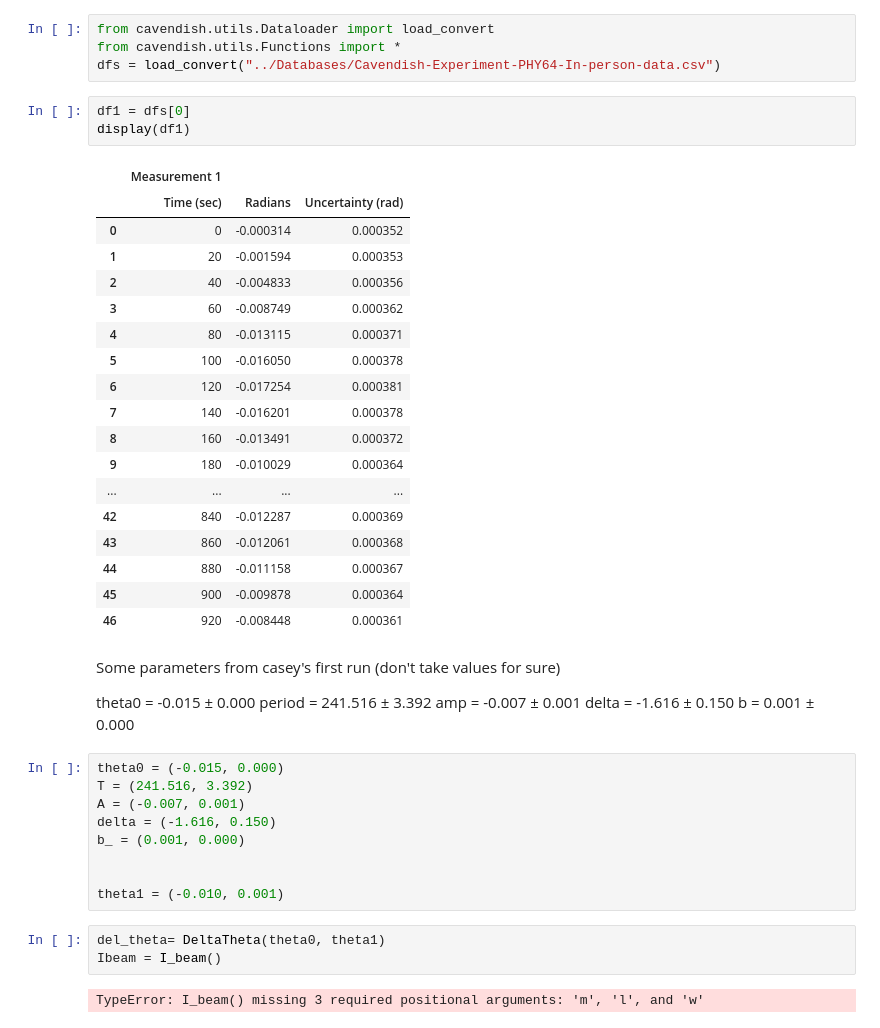
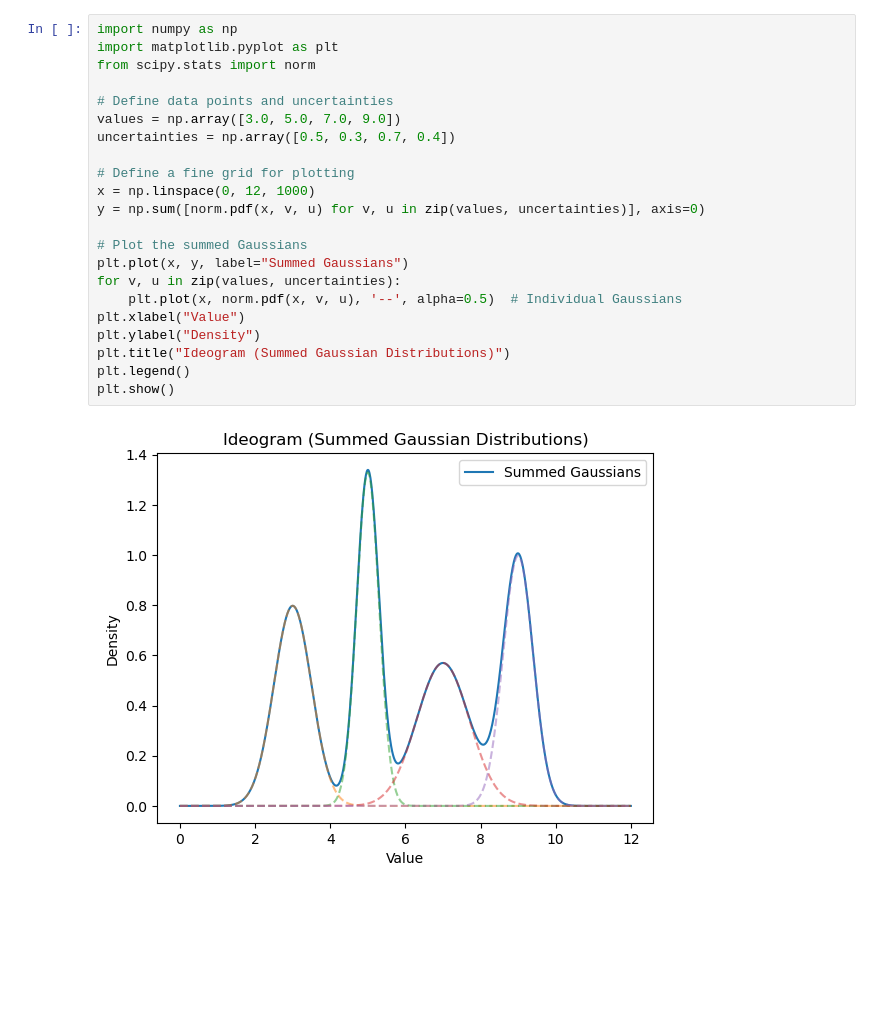
Before and after one commit to Steinburglar/advanced_exp, a Jupyter notebook: FAFO/TestLucas.ipynb, the cells around one changed output. Saved outputs shown, nothing was run; the diff lists cells and outputs as text; blank space fills up the shorter version.

```diff
--- a/FAFO/TestLucas.ipynb
+++ b/FAFO/TestLucas.ipynb
@@ -1,48 +1,24 @@
-# %%
-from cavendish.utils.Dataloader import load_convert
-from cavendish.utils.Functions import *
-dfs = load_convert("../Databases/Cavendish-Experiment-PHY64-In-person-data.csv")
-# %%
-df1 = dfs[0]
-display(df1)
-# %% [output]
-|  | Measurement 1 |  |  |
-|  | Time (sec) | Radians | Uncertainty (rad) |
-| 0 | 0 | -0.000314 | 0.000352 |
-| 1 | 20 | -0.001594 | 0.000353 |
-| 2 | 40 | -0.004833 | 0.000356 |
-| 3 | 60 | -0.008749 | 0.000362 |
-| 4 | 80 | -0.013115 | 0.000371 |
-| 5 | 100 | -0.016050 | 0.000378 |
-| 6 | 120 | -0.017254 | 0.000381 |
-| 7 | 140 | -0.016201 | 0.000378 |
-| 8 | 160 | -0.013491 | 0.000372 |
-| 9 | 180 | -0.010029 | 0.000364 |
-| ... | ... | ... | ... |
-| 42 | 840 | -0.012287 | 0.000369 |
-| 43 | 860 | -0.012061 | 0.000368 |
-| 44 | 880 | -0.011158 | 0.000367 |
-| 45 | 900 | -0.009878 | 0.000364 |
-| 46 | 920 | -0.008448 | 0.000361 |
-# %% [markdown]
-Some parameters from casey's first run (don't take values for sure)
-
-theta0 = -0.015 ± 0.000
-  period = 241.516 ± 3.392
-  amp = -0.007 ± 0.001
-  delta = -1.616 ± 0.150
-  b = 0.001 ± 0.000
-# %%
-theta0 = (-0.015, 0.000)
-T = (241.516, 3.392)
-A = (-0.007, 0.001)
-delta = (-1.616, 0.150)
-b_ = (0.001, 0.000)
-
-
-theta1 = (-0.010, 0.001)
-# %%
-del_theta= DeltaTheta(theta0, theta1)
-Ibeam = I_beam()
-# %% [output]
-TypeError: I_beam() missing 3 required positional arguments: 'm', 'l', and 'w'
+# %%
+import numpy as np
+import matplotlib.pyplot as plt
+from scipy.stats import norm
+
+# Define data points and uncertainties
+values = np.array([3.0, 5.0, 7.0, 9.0])
+uncertainties = np.array([0.5, 0.3, 0.7, 0.4])
+
+# Define a fine grid for plotting
+x = np.linspace(0, 12, 1000)
+y = np.sum([norm.pdf(x, v, u) for v, u in zip(values, uncertainties)], axis=0)
+
+# Plot the summed Gaussians
+plt.plot(x, y, label="Summed Gaussians")
+for v, u in zip(values, uncertainties):
+    plt.plot(x, norm.pdf(x, v, u), '--', alpha=0.5)  # Individual Gaussians
+plt.xlabel("Value")
+plt.ylabel("Density")
+plt.title("Ideogram (Summed Gaussian Distributions)")
+plt.legend()
+plt.show()
+# %% [output]
+[figure, added]
```
Also changed, not shown: 1 other file.
